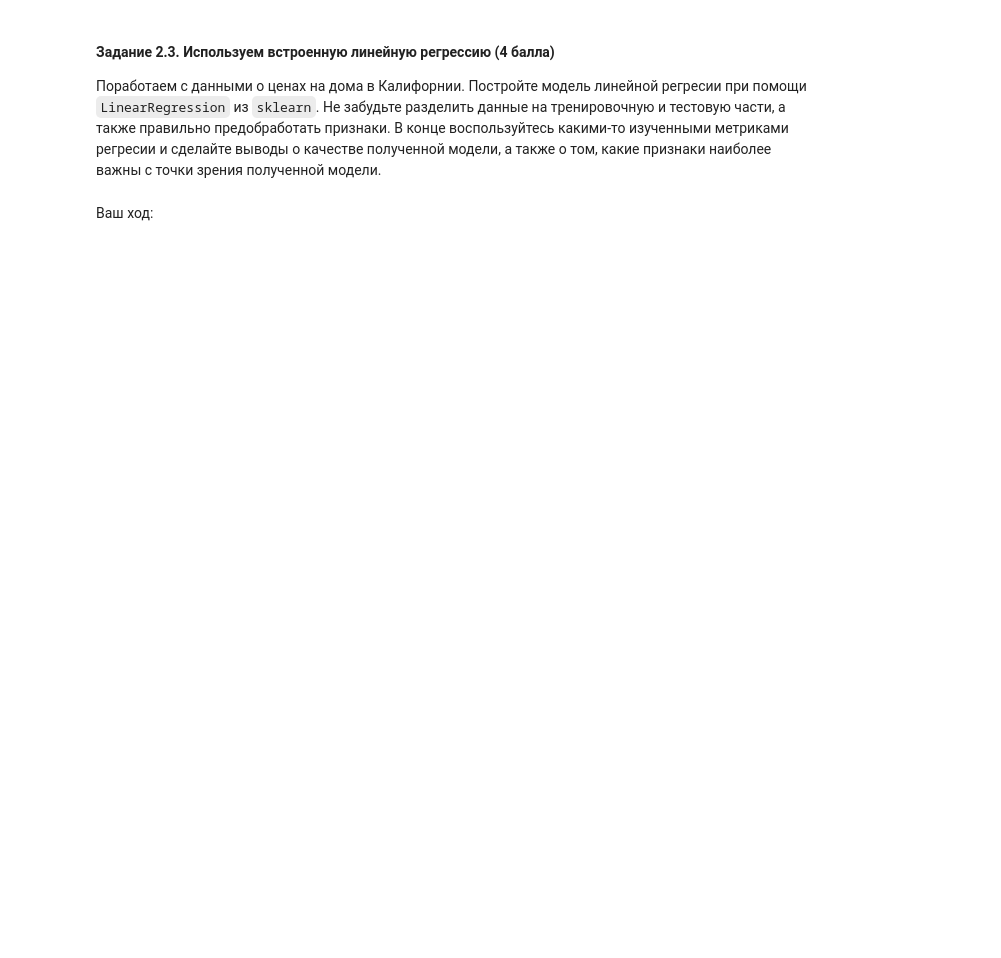
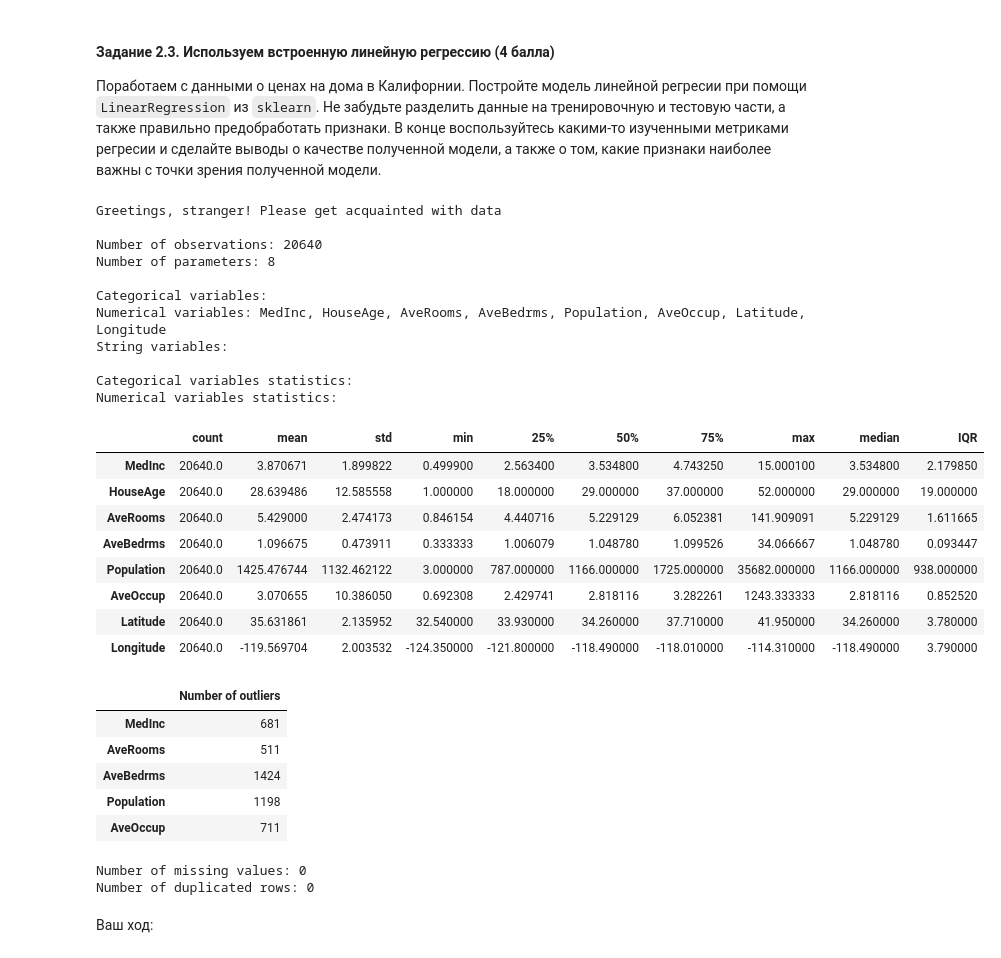
Before and after one commit to VovaGrig/BI-ml-2024, a Jupyter notebook: lecture_2_linmodels_GD/homework/Linear_models.ipynb, the cells around one changed output. Saved outputs shown, nothing was run; the diff lists cells and outputs as text; code cells hidden in the pictures; blank space fills up the shorter version.

```diff
--- a/lecture_2_linmodels_GD/homework/Linear_models.ipynb
+++ b/lecture_2_linmodels_GD/homework/Linear_models.ipynb
@@ -410,3 +410,36 @@ X, y = data["data"], data["target"]
 feature_names = data["feature_names"]
+# %%
+df = pd.DataFrame(data.data, columns=data.feature_names)
+num_cols = df.columns.to_list()
+run_eda(df)
+# %% [output]
+Greetings, stranger! Please get acquainted with data
+
+Number of observations: 20640
+Number of parameters: 8
+
+Categorical variables:
+Numerical variables: MedInc, HouseAge, AveRooms, AveBedrms, Population, AveOccup, Latitude, Longitude
+String variables:
+
+Categorical variables statistics:
+Numerical variables statistics:
+|  | count | mean | std | min | 25% | 50% | 75% | max | median | IQR |
+| MedInc | 20640.0 | 3.870671 | 1.899822 | 0.499900 | 2.563400 | 3.534800 | 4.743250 | 15.000100 | 3.534800 | 2.179850 |
+| HouseAge | 20640.0 | 28.639486 | 12.585558 | 1.000000 | 18.000000 | 29.000000 | 37.000000 | 52.000000 | 29.000000 | 19.000000 |
+| AveRooms | 20640.0 | 5.429000 | 2.474173 | 0.846154 | 4.440716 | 5.229129 | 6.052381 | 141.909091 | 5.229129 | 1.611665 |
+| AveBedrms | 20640.0 | 1.096675 | 0.473911 | 0.333333 | 1.006079 | 1.048780 | 1.099526 | 34.066667 | 1.048780 | 0.093447 |
+| Population | 20640.0 | 1425.476744 | 1132.462122 | 3.000000 | 787.000000 | 1166.000000 | 1725.000000 | 35682.000000 | 1166.000000 | 938.000000 |
+| AveOccup | 20640.0 | 3.070655 | 10.386050 | 0.692308 | 2.429741 | 2.818116 | 3.282261 | 1243.333333 | 2.818116 | 0.852520 |
+| Latitude | 20640.0 | 35.631861 | 2.135952 | 32.540000 | 33.930000 | 34.260000 | 37.710000 | 41.950000 | 34.260000 | 3.780000 |
+| Longitude | 20640.0 | -119.569704 | 2.003532 | -124.350000 | -121.800000 | -118.490000 | -118.010000 | -114.310000 | -118.490000 | 3.790000 |
+|  | Number of outliers |
+| MedInc | 681 |
+| AveRooms | 511 |
+| AveBedrms | 1424 |
+| Population | 1198 |
+| AveOccup | 711 |
+Number of missing values: 0
+Number of duplicated rows: 0
 # %% [markdown]
 Ваш ход:
```
Also changed, not shown: parts of 23 cells of this notebook.
